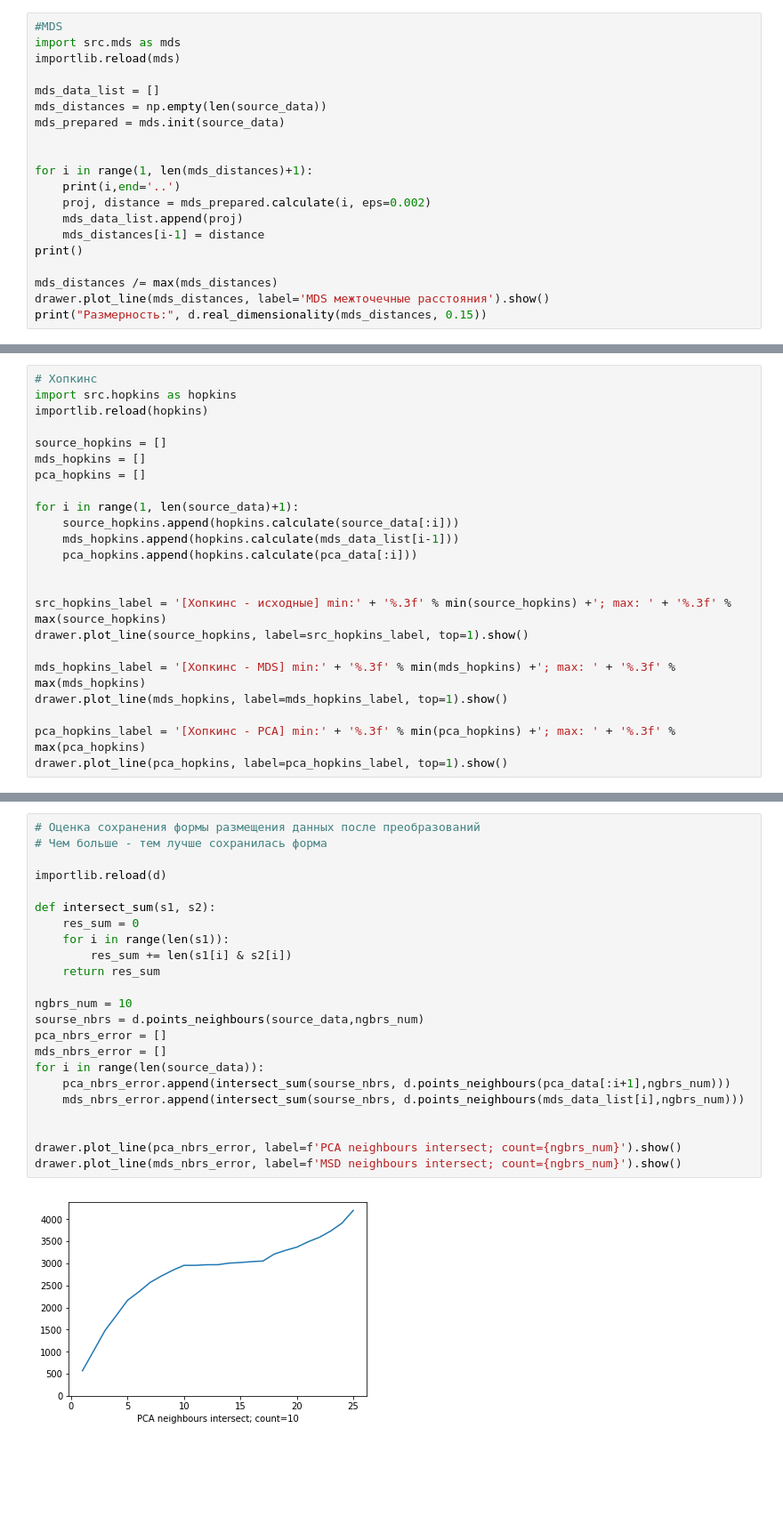
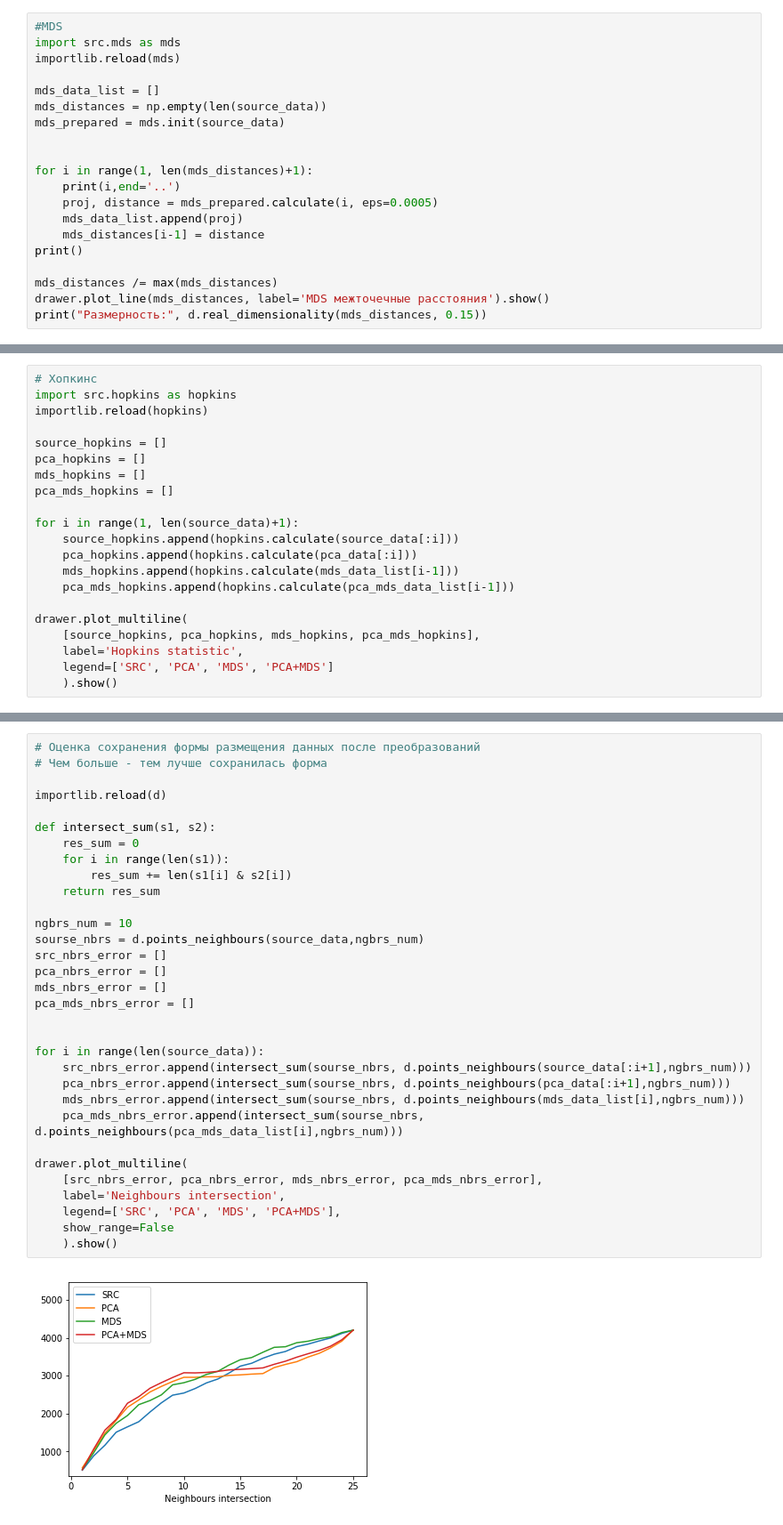
Before and after one commit to mestydone/dimensionality_reduction, a Jupyter notebook: DR.ipynb, the cells around one changed output, grey strips where cells are left out. Shown at 89% size. Saved outputs shown, nothing was run; the diff lists cells and outputs as text; blank space fills up the shorter version.

```diff
--- a/DR.ipynb
+++ b/DR.ipynb
@@ -80,7 +82,7 @@ mds_prepared = mds.init(source_data)
 
 for i in range(1, len(mds_distances)+1):
     print(i,end='..')
-    proj, distance = mds_prepared.calculate(i, eps=0.002)
+    proj, distance = mds_prepared.calculate(i, eps=0.0005)
     mds_data_list.append(proj)
     mds_distances[i-1] = distance
 print()
@@ -130,21 +153,19 @@ import src.hopkins as hopkins
 importlib.reload(hopkins)
 
 source_hopkins = []
+pca_hopkins = []
 mds_hopkins = []
-pca_hopkins = []
+pca_mds_hopkins = []
 
 for i in range(1, len(source_data)+1):
     source_hopkins.append(hopkins.calculate(source_data[:i]))
+    pca_hopkins.append(hopkins.calculate(pca_data[:i]))
     mds_hopkins.append(hopkins.calculate(mds_data_list[i-1]))
-    pca_hopkins.append(hopkins.calculate(pca_data[:i]))
+    pca_mds_hopkins.append(hopkins.calculate(pca_mds_data_list[i-1]))
 
-
-src_hopkins_label = '[Хопкинс - исходные] min:' + '%.3f' % min(source_hopkins) +'; max: ' + '%.3f' % max(source_hopkins)
-drawer.plot_line(source_hopkins, label=src_hopkins_label, top=1).show()
-
-mds_hopkins_label = '[Хопкинс - MDS] min:' + '%.3f' % min(mds_hopkins) +'; max: ' + '%.3f' % max(mds_hopkins)
-drawer.plot_line(mds_hopkins, label=mds_hopkins_label, top=1).show()
-
-pca_hopkins_label = '[Хопкинс - PCA] min:' + '%.3f' % min(pca_hopkins) +'; max: ' + '%.3f' % max(pca_hopkins)
-drawer.plot_line(pca_hopkins, label=pca_hopkins_label, top=1).show()
+drawer.plot_multiline(
+    [source_hopkins, pca_hopkins, mds_hopkins, pca_mds_hopkins],
+    label='Hopkins statistic',
+    legend=['SRC', 'PCA', 'MDS', 'PCA+MDS']
+    ).show()
 # %% [output]
@@ -195,25 +226,34 @@ drawer.plot_line(pca_hubert, label=pca_hubert_label, top=hubert_top).show()
 # %%
 # Оценка сохранения формы размещения данных после преобразований
 # Чем больше - тем лучше сохранилась форма
 
 importlib.reload(d)
 
 def intersect_sum(s1, s2):
     res_sum = 0
     for i in range(len(s1)):
         res_sum += len(s1[i] & s2[i])
     return res_sum
 
 ngbrs_num = 10
 sourse_nbrs = d.points_neighbours(source_data,ngbrs_num)
+src_nbrs_error = []
 pca_nbrs_error = []
 mds_nbrs_error = []
+pca_mds_nbrs_error = []
+
+
 for i in range(len(source_data)):
+    src_nbrs_error.append(intersect_sum(sourse_nbrs, d.points_neighbours(source_data[:i+1],ngbrs_num)))
     pca_nbrs_error.append(intersect_sum(sourse_nbrs, d.points_neighbours(pca_data[:i+1],ngbrs_num)))
     mds_nbrs_error.append(intersect_sum(sourse_nbrs, d.points_neighbours(mds_data_list[i],ngbrs_num)))
+    pca_mds_nbrs_error.append(intersect_sum(sourse_nbrs, d.points_neighbours(pca_mds_data_list[i],ngbrs_num)))
 
-
-drawer.plot_line(pca_nbrs_error, label=f'PCA neighbours intersect; count={ngbrs_num}').show()
-drawer.plot_line(mds_nbrs_error, label=f'MSD neighbours intersect; count={ngbrs_num}').show()
+drawer.plot_multiline(
+    [src_nbrs_error, pca_nbrs_error, mds_nbrs_error, pca_mds_nbrs_error],
+    label='Neighbours intersection',
+    legend=['SRC', 'PCA', 'MDS', 'PCA+MDS'],
+    show_range=False
+    ).show()
 # %% [output]
-[figure, old version]
+[figure, new version]
```
Also changed, not shown: parts of 11 cells of this notebook, 3 other files.
